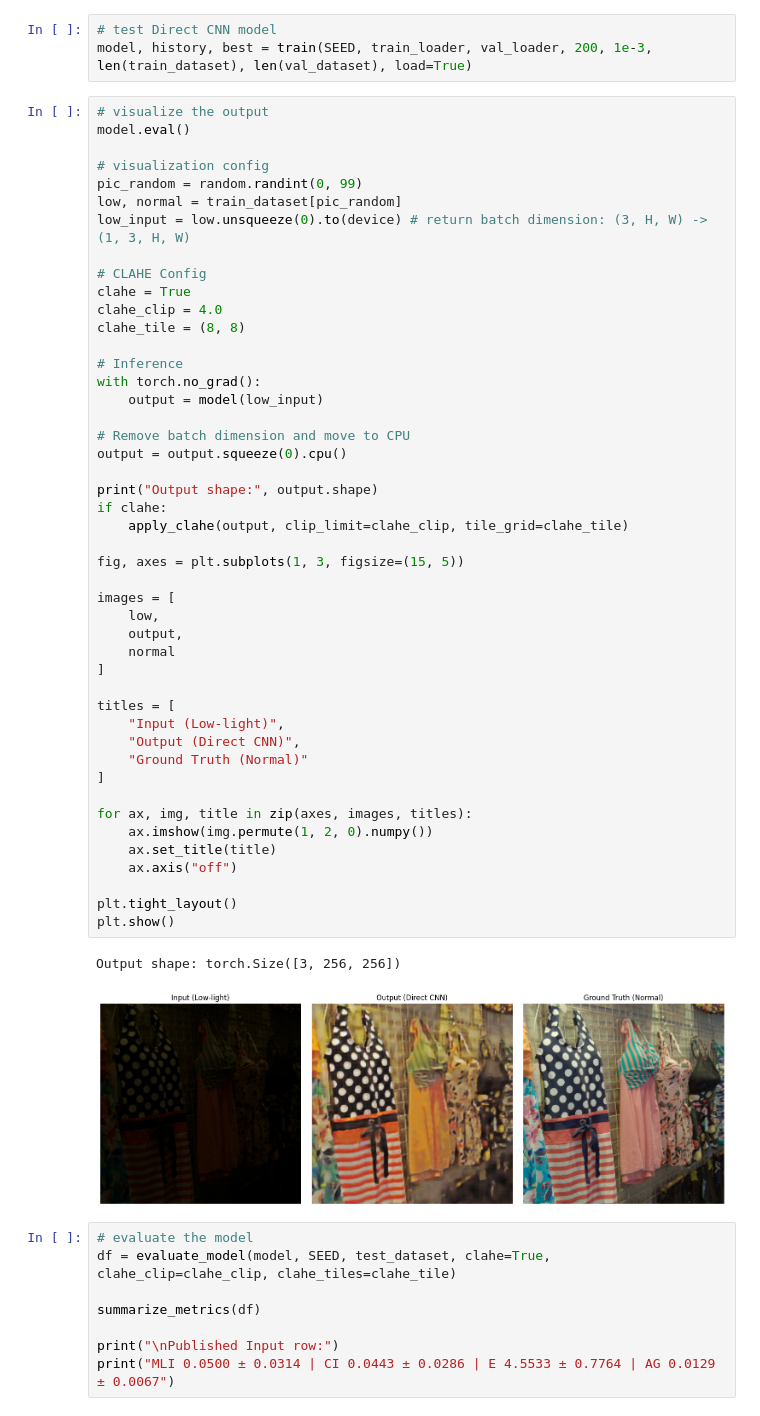
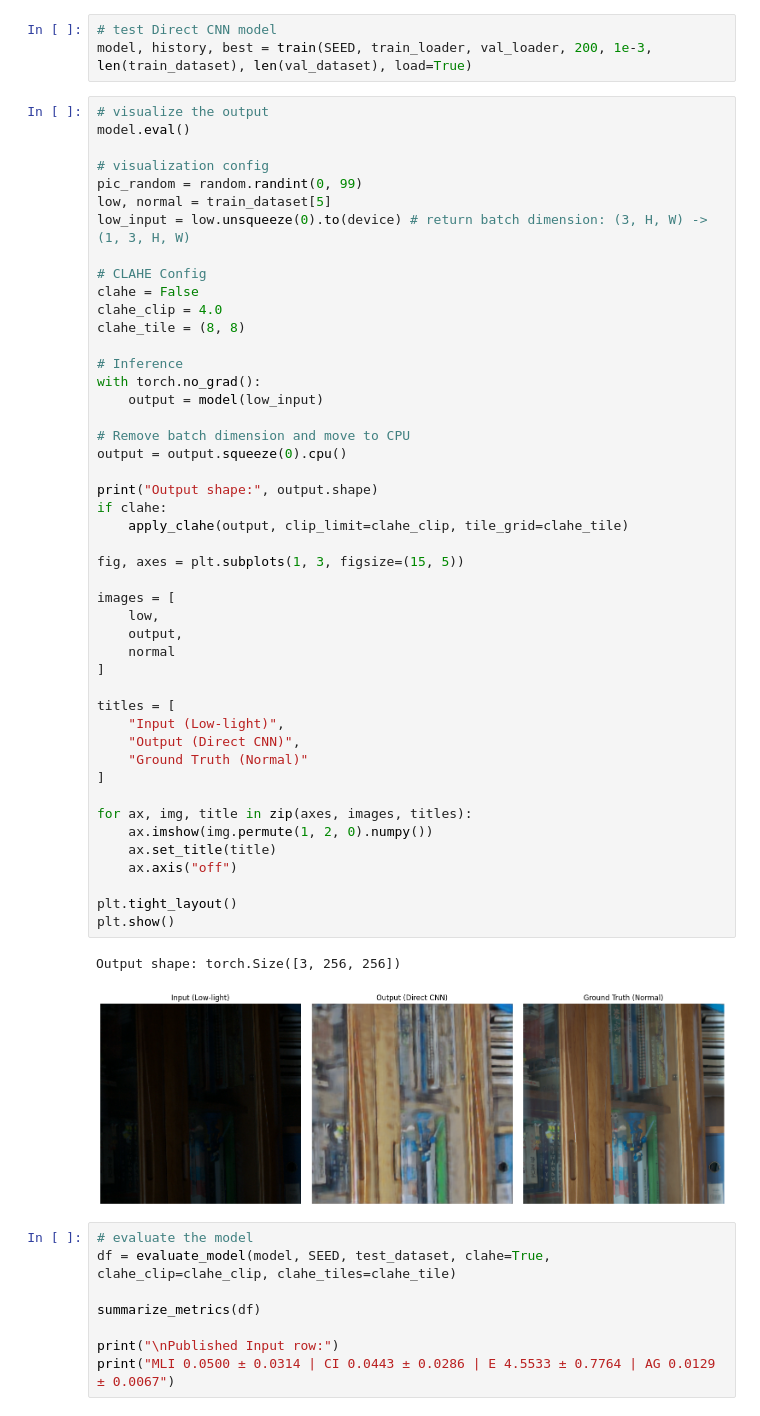
Before and after one commit to Star-rium/LLIE-UNet, a Jupyter notebook: main.ipynb, the cells around one changed output. Cells and saved outputs as stored; diff of their text form.

```diff
--- a/main.ipynb
+++ b/main.ipynb
@@ -104,11 +106,11 @@ model.eval()
 
 # visualization config
 pic_random = random.randint(0, 99)
-low, normal = train_dataset[pic_random]
+low, normal = train_dataset[5]
 low_input = low.unsqueeze(0).to(device) # return batch dimension: (3, H, W) -> (1, 3, H, W)
 
 # CLAHE Config
-clahe = True
+clahe = False
 clahe_clip = 4.0
 clahe_tile = (8, 8)
 
@@ -119,34 +121,34 @@ with torch.no_grad():
 # Remove batch dimension and move to CPU
 output = output.squeeze(0).cpu()
 
 print("Output shape:", output.shape)
 if clahe:
     apply_clahe(output, clip_limit=clahe_clip, tile_grid=clahe_tile)
 
 fig, axes = plt.subplots(1, 3, figsize=(15, 5))
 
 images = [
     low,
     output,
     normal
 ]
 
 titles = [
     "Input (Low-light)",
     "Output (Direct CNN)",
     "Ground Truth (Normal)"
 ]
 
 for ax, img, title in zip(axes, images, titles):
     ax.imshow(img.permute(1, 2, 0).numpy())
     ax.set_title(title)
     ax.axis("off")
 
 plt.tight_layout()
 plt.show()
 # %% [output]
 Output shape: torch.Size([3, 256, 256])
-[figure, old version]
+[figure, new version]
 # %%
 # evaluate the model
 df = evaluate_model(model, SEED, test_dataset, clahe=True, clahe_clip=clahe_clip, clahe_tiles=clahe_tile)
```
Also changed, not shown: parts of 5 cells of this notebook, 4 other files.
